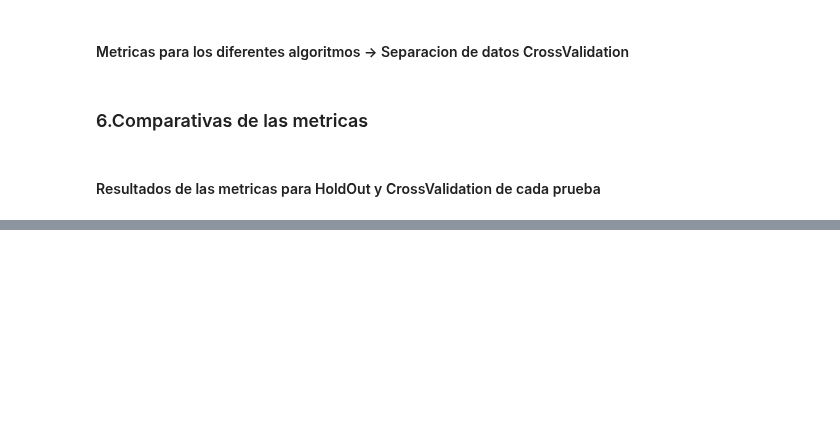
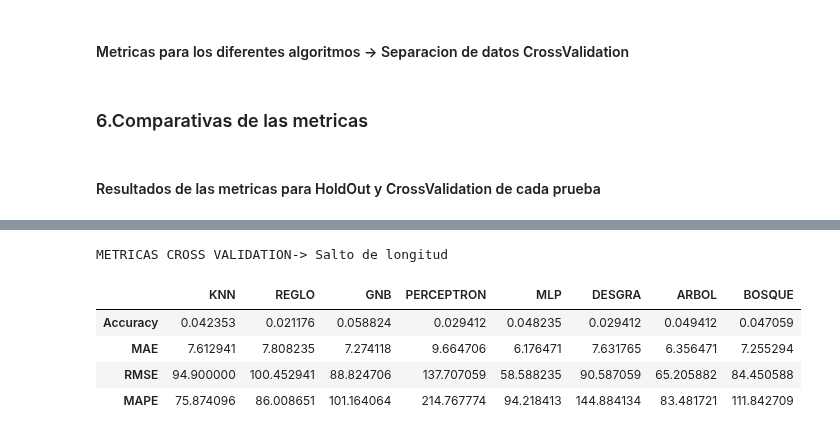
Before and after one commit to RaulCapellanFernandez/DecatlonEstadistics, a Jupyter notebook: PredictionsAlgorithms.ipynb, the cells around one changed output, grey strips where cells are left out. Drawn from its saved outputs; the diff is of its cells as text; code cells hidden in the pictures; blank space fills up the shorter version.

```diff
--- a/PredictionsAlgorithms.ipynb
+++ b/PredictionsAlgorithms.ipynb
@@ -174,0 +226,12 @@ def mainCrossVal(ddbbData):
+# %%
+print()
+print()
+print('METRICAS CROSS VALIDATION-> Salto de longitud')
+tabla1
+# %% [output]
+METRICAS CROSS VALIDATION-> Salto de longitud
+|  | KNN | REGLO | GNB | PERCEPTRON | MLP | DESGRA | ARBOL | BOSQUE |
+| Accuracy | 0.042353 | 0.021176 | 0.058824 | 0.029412 | 0.048235 | 0.029412 | 0.049412 | 0.047059 |
+| MAE | 7.612941 | 7.808235 | 7.274118 | 9.664706 | 6.176471 | 7.631765 | 6.356471 | 7.255294 |
+| RMSE | 94.900000 | 100.452941 | 88.824706 | 137.707059 | 58.588235 | 90.587059 | 65.205882 | 84.450588 |
+| MAPE | 75.874096 | 86.008651 | 101.164064 | 214.767774 | 94.218413 | 144.884134 | 83.481721 | 111.842709 |
```
Also changed, not shown: parts of 20 cells of this notebook.
